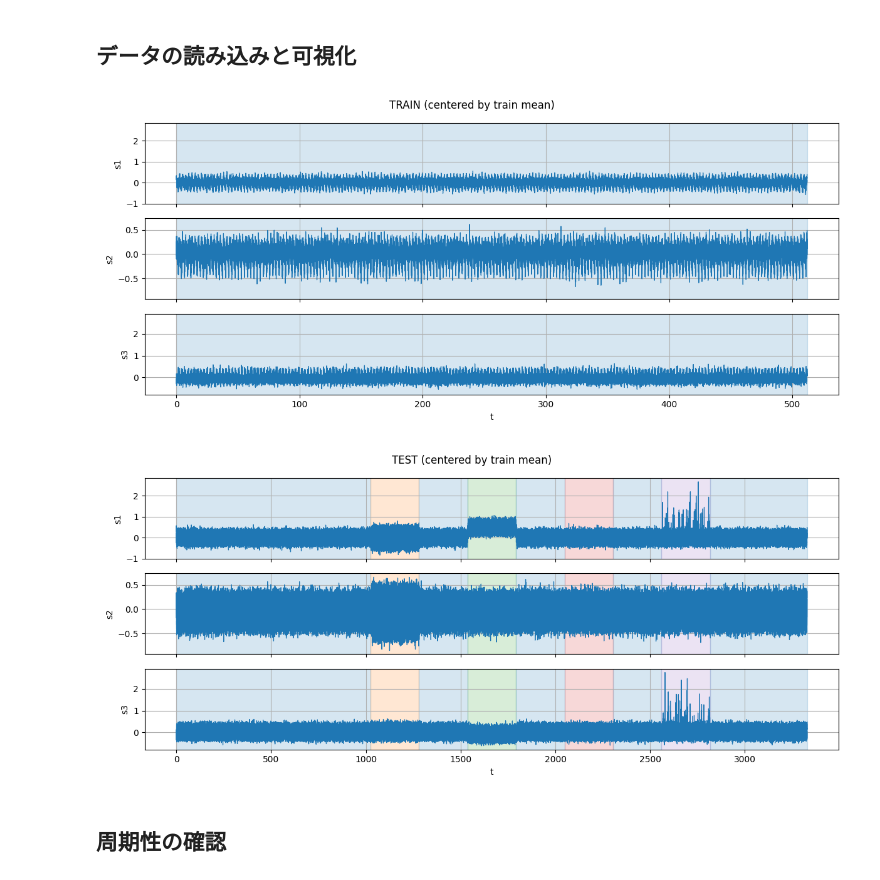
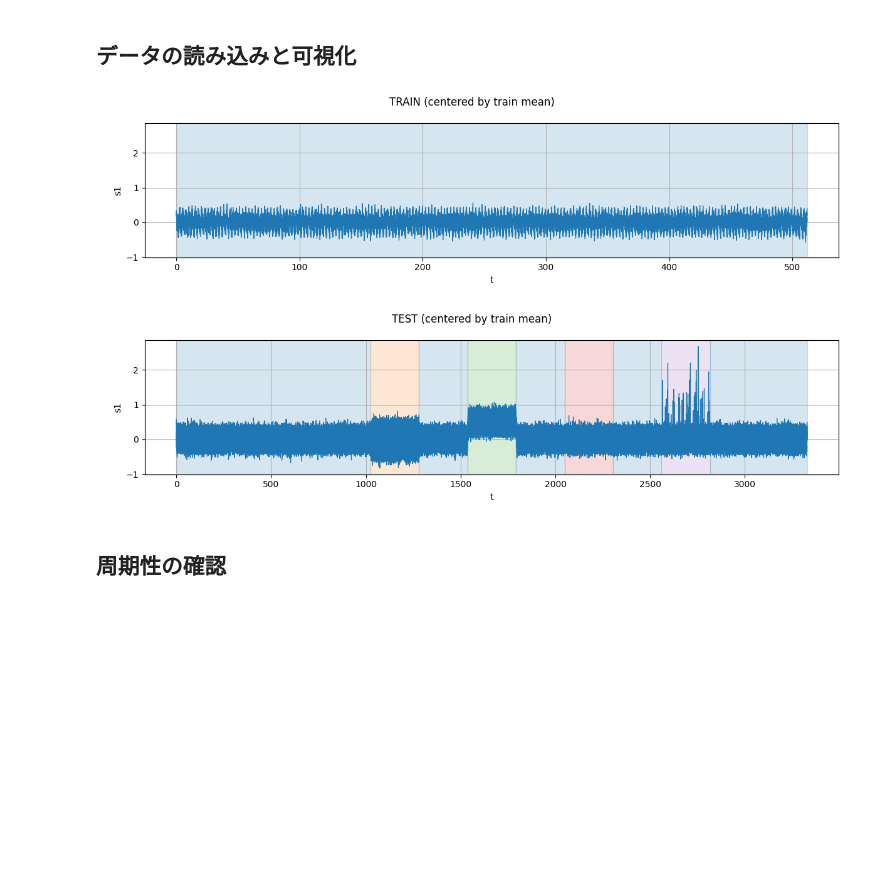
Before and after one commit to pal20010116/mystudy_alibi, a Jupyter notebook: notebooks/ドリフト検出/note用/周期的波形の特徴量の算出/test_2_特徴量の算出.ipynb, the cells around one changed output. Drawn from its saved outputs; the diff is of its cells as text; code cells hidden in the pictures; blank space fills up the shorter version.

```diff
--- a/notebooks/ドリフト検出/note用/周期的波形の特徴量の算出/test_2_特徴量の算出.ipynb
+++ b/notebooks/ドリフト検出/note用/周期的波形の特徴量の算出/test_2_特徴量の算出.ipynb
@@ -21,7 +21,7 @@ TEST_CSV  = r"data_test_Smooth.csv"
 TIME_COL  = "t"      # 例: "t"
 LABEL_COL = "label"  # 例: "label"
 
-VALUE_COLS = ["s1", "s2", "s3"]  # 必ず指定
+VALUE_COLS = ["s1"]  # 必ず指定
 
 
 # ============================================================
@@ -161,35 +161,35 @@ def plot_tiled_timeseries(
 # ============================================================
 # 前提：
 # - LABEL_COL は必ず存在する（Noneではない、列もある）
 # - TIME_COL は None なら行番号、指定するなら列がある
 # - VALUE_COLS は必ず列として存在する
 
 df_tr = read_csv_robust(TRAIN_CSV)
 df_te = read_csv_robust(TEST_CSV)
 
 df_tr_c, df_te_c = center_by_train_mean(df_tr, df_te, VALUE_COLS)
 ylims = compute_ylims(df_tr_c, df_te_c, VALUE_COLS)
 
 plot_tiled_timeseries(
     df_tr_c,
     time_col=TIME_COL,
     value_cols=VALUE_COLS,
     label_col=LABEL_COL,
     title="TRAIN (centered by train mean)",
     ylims_by_col=ylims,
 )
 
 plot_tiled_timeseries(
     df_te_c,
     time_col=TIME_COL,
     value_cols=VALUE_COLS,
     label_col=LABEL_COL,
     title="TEST (centered by train mean)",
     ylims_by_col=ylims,
 )
 # %% [output]
-[figure, old version]
+[figure, new version]
-[figure, old version]
+[figure, new version]
 # %% [markdown]
 ## 周期性の確認
 # %%
```
Also changed, not shown: parts of 4 cells of this notebook, 5 other files.
